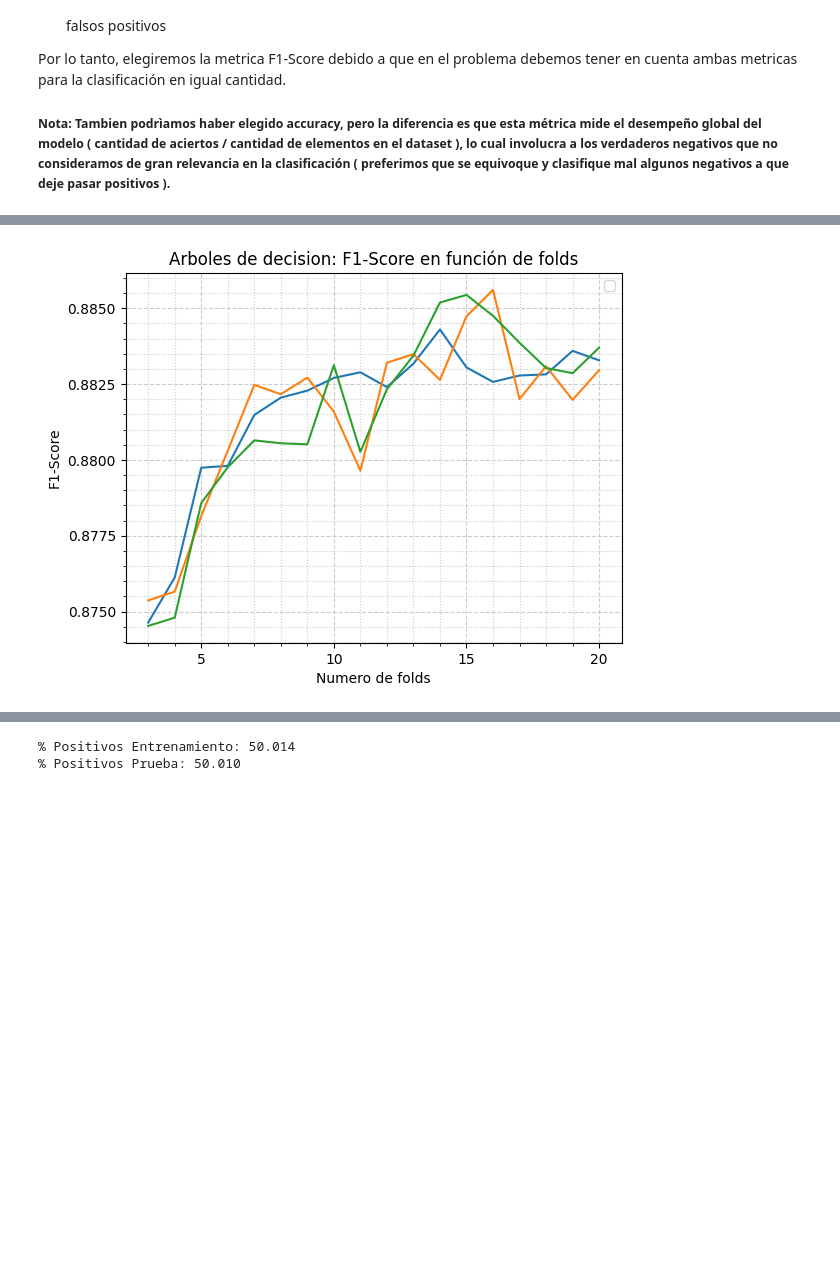
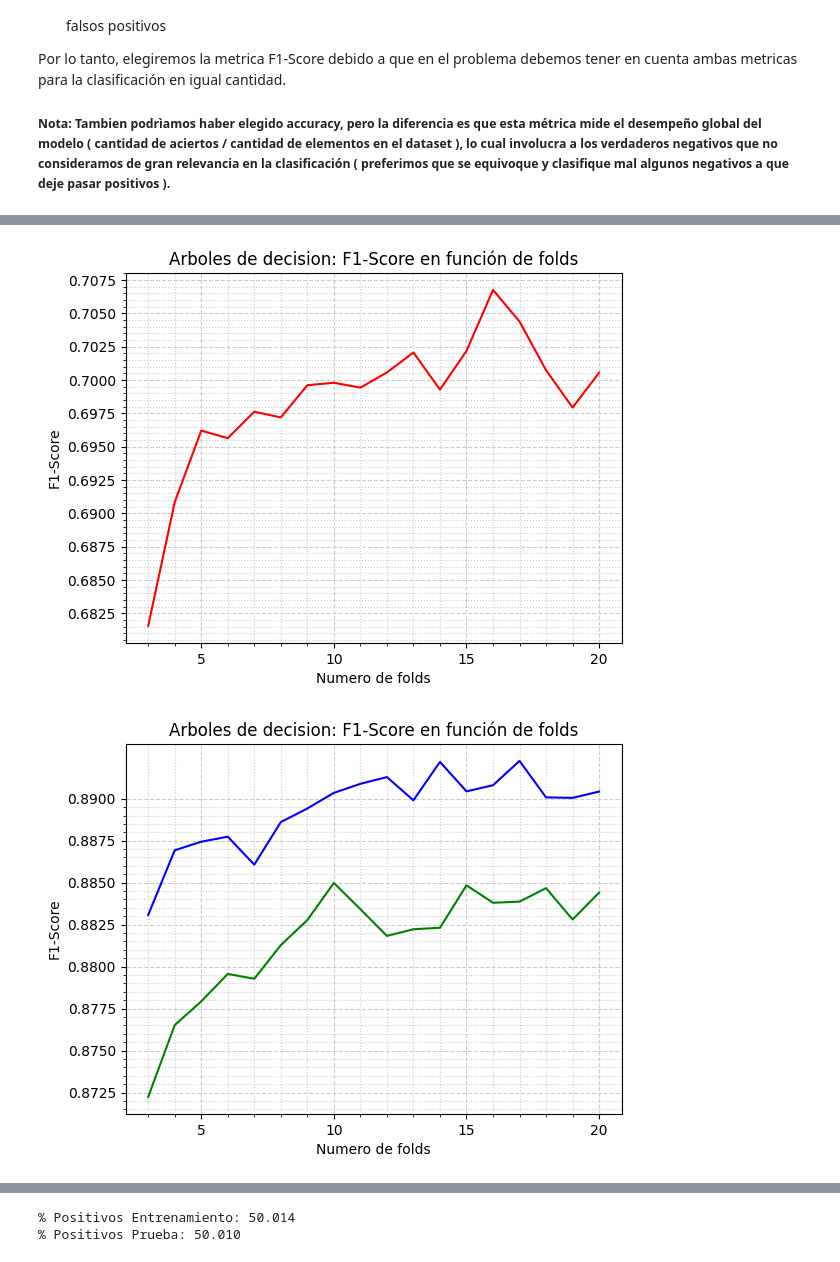
Before and after one commit to sttesta3/7506R-1C2024-GRUPO08, a Jupyter notebook: Clasificación.ipynb, the cells around one changed output, grey strips where cells are left out. Drawn from its saved outputs; the diff is of its cells as text; code cells hidden in the pictures; blank space fills up the shorter version.

```diff
--- a/Clasificación.ipynb
+++ b/Clasificación.ipynb
@@ -324,26 +324,32 @@ features= ds_id3_2.drop(columns=target).columns.values
 for i in target:
   ds_id3_2[i] = ds_id3_2[i].map({True:0,False:1},na_action=None)
 # %%
-# Entrenamiento de los tres arboles
+# Entrenamiento de los tres arboles y recolección de métricas/Datos utiles
+# Disclaimer: Es un proceso lento, encarecidamente le recomendamos ir por un café. Para cuando vuelva estará terminado :)
+
 mejores_arboles = []
 metricsCV_arboles = []
 
 X_test_total = []
 Y_test_total = []
-for i in range(0,3):      # Iteramos por los tipos de precio entrenando con kfold cross validation
-  print("ARBOL PARA CLASIFICAR",i)
+
+for i in range(0,3):                  # Iteramos por los tipos de precio entrenando con kfold cross validation
+  print("ARBOL PARA CLASIFICAR",i)    # Prints para ver estado del computo
   arboles_tipo = []
   metricsCV_tipo = []
   X_test_tmp = []
   Y_test_tmp = []
-  for ii in range(3,21):  # Probamos de 3 a 20 folds
-    print("FOLDS",ii)
+  for ii in range(3,21):              # Probamos de 3 a 20 folds
+    print("FOLDS",ii)                 # Prints para ver estado del computo
     arbolcv = DecisionTreeClassifier()
 
     X_train2, X_test2, Y_train2, Y_test2 = train_test_split(ds_id3_2[features].values,
                                                     ds_id3_2[target[i]].values,
                                                     test_size=0.2,    #20% 0 conjunto de test
                                                     stratify=ds_id3_2[target[i]].values) #estratificado para mantener proporcion
+
+    X_test_tmp.append(X_test2)        # Agregamos test para despues
+    Y_test_tmp.append(Y_test2)
 
     resultados = cross_validate(arbolcv,X_train2, Y_train2, cv=StratifiedKFold(n_splits=ii),scoring=make_scorer(f1_score),return_estimator=True)
     metricsCV=resultados['test_score']
@@ -352,4 +358,7 @@ for i in range(0,3):      # Iteramos por los tipos de precio entrenando con kfol
 
   mejores_arboles.append(arboles_tipo)
   metricsCV_arboles.append(metricsCV_tipo)
+
+  X_test_total.append(X_test_tmp)
+  Y_test_total.append(Y_test_tmp)
 # %% [output]
@@ -389,8 +398,8 @@ fig = plt.figure()
 ax = fig.add_subplot()
 x_major_ticks = np.arange(0, 22, 5)
 x_minor_ticks = np.arange(0, 22, 1)
-y_major_ticks = np.arange(0.85, 0.95, 0.0025)
-y_minor_ticks = np.arange(0.85, 0.95, 0.0005)
+y_major_ticks = np.arange(0.6, 0.75, 0.0025)
+y_minor_ticks = np.arange(0.6, 0.75, 0.0005)
 
 ax.set_xticks(x_major_ticks)
 ax.set_xticks(x_minor_ticks, minor=True)
@@ -400,16 +409,39 @@ ax.set_yticks(y_minor_ticks, minor=True)
 ax.grid(which='minor', color='#CCCCCC', linestyle=':')
 ax.grid(which='major', color='#CCCCCC', linestyle='--')
 
-plt.legend()
-plt.title("Arboles de decision: F1-Score en función de folds")
-plt.xlabel("Numero de folds")
-plt.ylabel("F1-Score")
+ax.set_xlabel("Numero de folds")
+ax.set_ylabel("F1-Score")
+ax.set_title("Arboles de decision: F1-Score en función de folds")
 
-plt.plot(range(3,21), tipo_precio_alto, label="F1-Score tipo precio alto")
-plt.plot(range(3,21), tipo_precio_medio, label="F1-Score tipo precio medio")
-plt.plot(range(3,21), tipo_precio_bajo, label="F1-Score tipo precio bajo")
+plt.plot(range(3,21), tipo_precio_medio, label="F1-Score tipo precio medio",color="red")
 
 plt.show()
 
+fig = plt.figure()
+ax = fig.add_subplot()
+x_major_ticks = np.arange(0, 22, 5)
+x_minor_ticks = np.arange(0, 22, 1)
+y_major_ticks = np.arange(0.85, 0.89, 0.0025)
+y_minor_ticks = np.arange(0.85, 0.89, 0.0005)
+
+ax.set_xticks(x_major_ticks)
+ax.set_xticks(x_minor_ticks, minor=True)
+ax.set_yticks(y_major_ticks)
+ax.set_yticks(y_minor_ticks, minor=True)
+
+ax.grid(which='minor', color='#CCCCCC', linestyle=':')
+ax.grid(which='major', color='#CCCCCC', linestyle='--')
+
+ax.set_xlabel("Numero de folds")
+ax.set_ylabel("F1-Score")
+ax.set_title("Arboles de decision: F1-Score en función de folds")
+
+plt.plot(range(3,21), tipo_precio_alto, label="F1-Score tipo precio alto",color="green")
+# plt.plot(range(3,21), tipo_precio_medio, label="F1-Score tipo precio medio",color="red")
+plt.plot(range(3,21), tipo_precio_bajo, label="F1-Score tipo precio bajo",color="blue")
+
+plt.show()
+
+
 # Referencia utilizada para el gráfico https://stackoverflow.com/questions/24943991/change-grid-interval-and-specify-tick-labels
 # %% [output]
@@ -417 +448,2 @@ WARNING:matplotlib.legend:No artists with labels found to put in legend.  Note t
-[figure, old version]
+[figure, new version]
+[figure, added]
```
Also changed, not shown: parts of 8 cells of this notebook.
